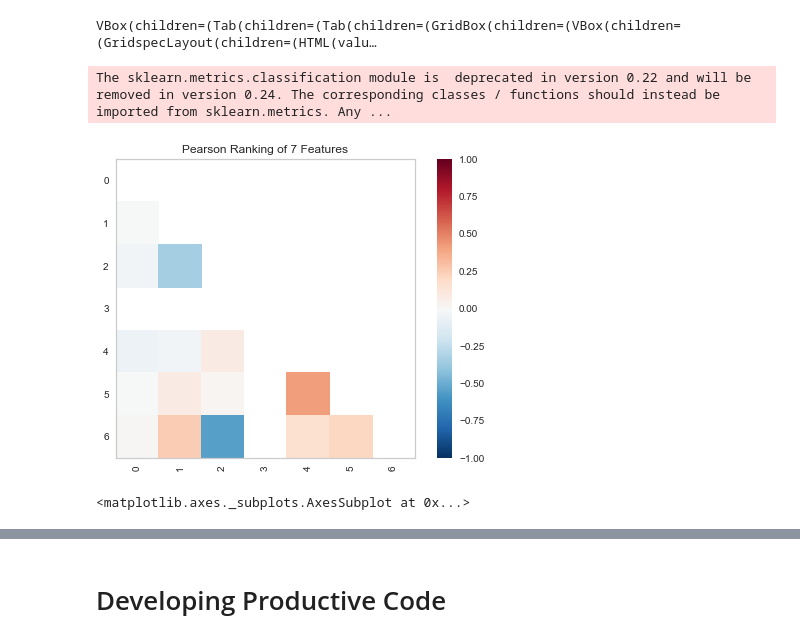
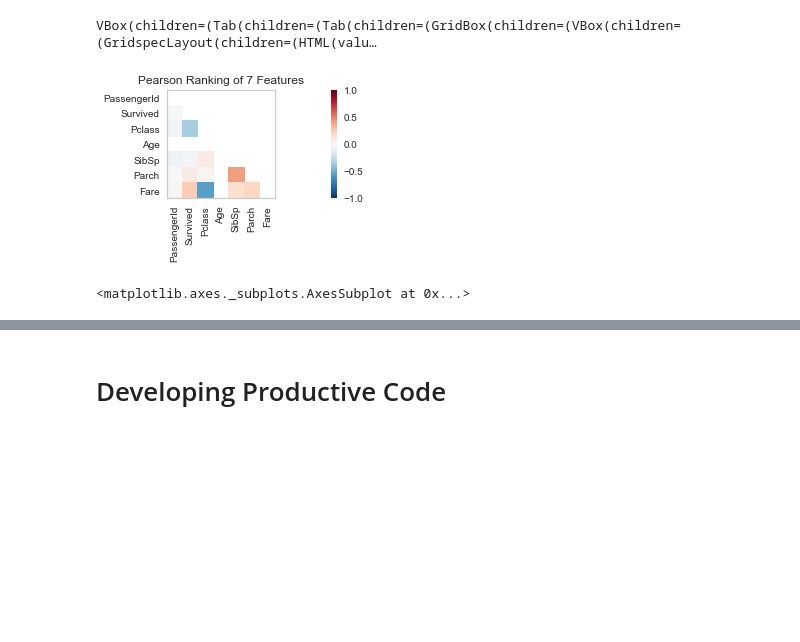
Before and after one commit to krlng/2020_m3_online, a Jupyter notebook: M3_Online.ipynb, the cells around one changed output, grey strips where cells are left out. Cells and saved outputs as stored; diff of their text form; code cells hidden in the pictures; blank space fills up the shorter version.

```diff
--- a/M3_Online.ipynb
+++ b/M3_Online.ipynb
@@ -195,13 +216,12 @@ VBox(children=(Tab(children=(Tab(children=(GridBox(children=(VBox(children=(Grid
 # %%
 from yellowbrick.features import Rank2D
 
-visualizer = Rank2D(algorithm="pearson")
+visualizer = Rank2D(algorithm="pearson", features=trainset.select_dtypes(np.number).columns)
 visualizer.fit_transform(trainset.select_dtypes(np.number).values)
 visualizer.show()
 # %% [output]
+[figure, new version]
-The sklearn.metrics.classification module is  deprecated in version 0.22 and will be removed in version 0.24. The corresponding classes / functions should instead be imported from sklearn.metrics. Any ...
+<matplotlib.axes._subplots.AxesSubplot at 0x...>
-[figure, old version]
-<matplotlib.axes._subplots.AxesSubplot at 0x...>
 # %%
 %%capture --no-display
 
```
Also changed, not shown: parts of 26 cells of this notebook, 1 other file.
